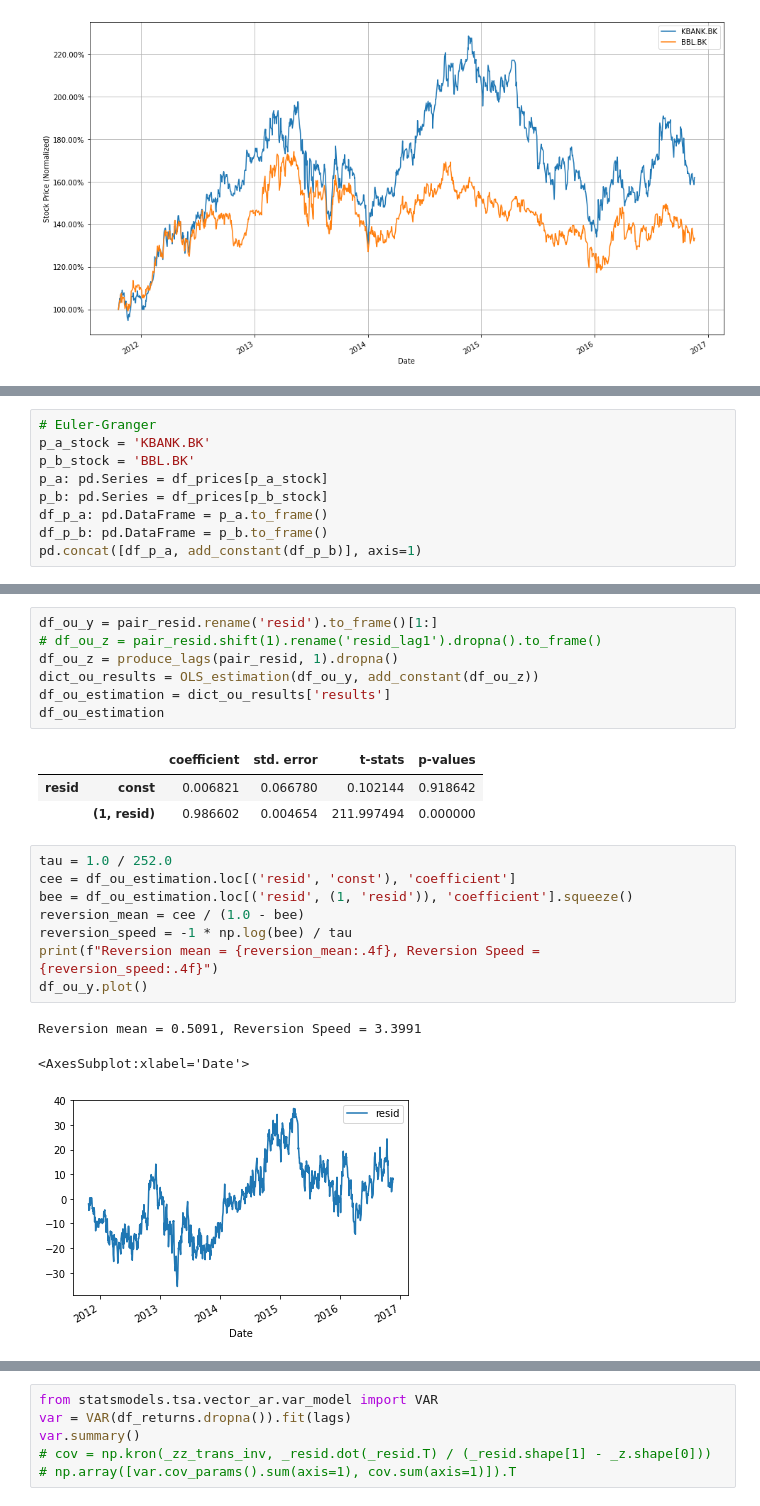
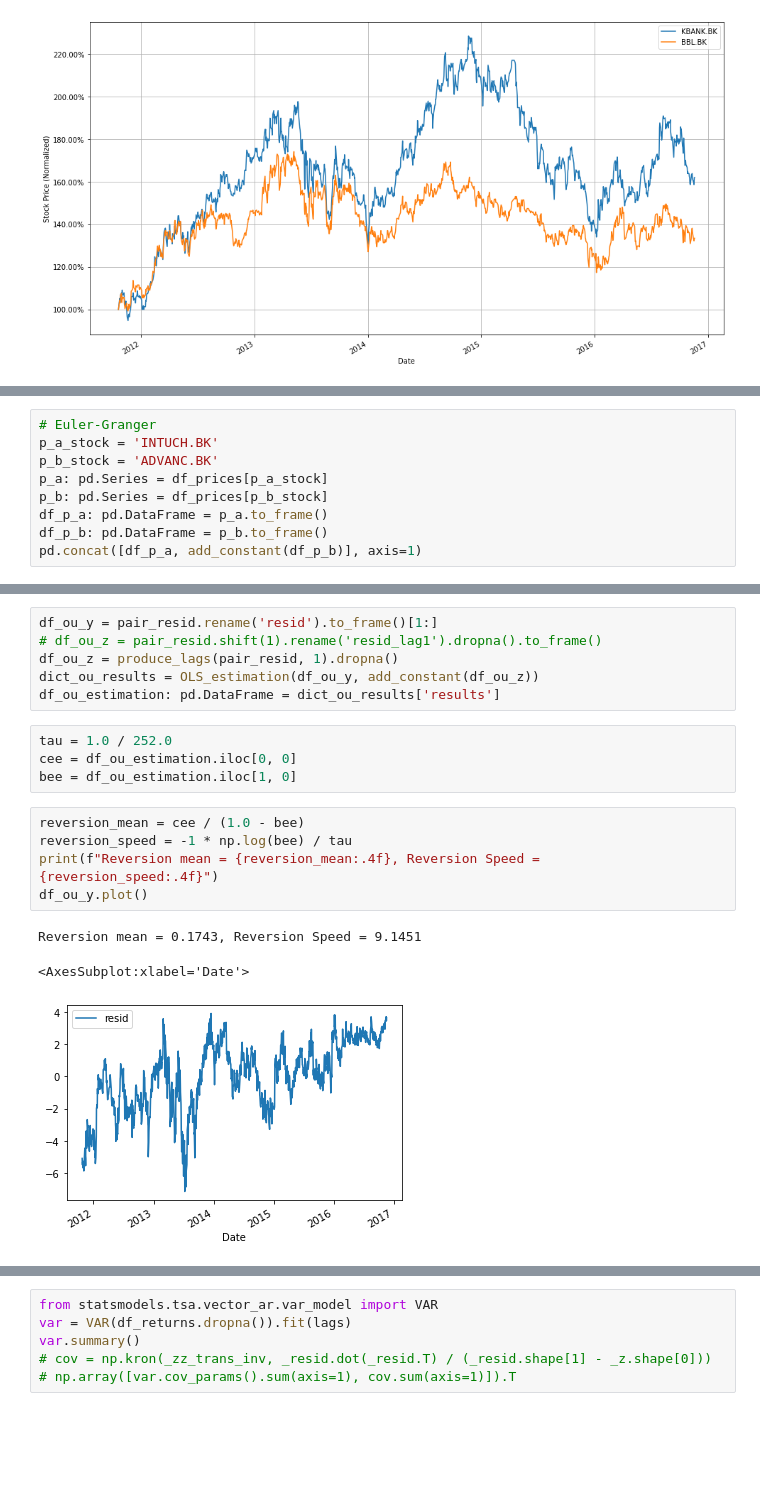
Before and after one commit to neiljira/CQFFinals_Surviving, a Jupyter notebook: main.ipynb, the cells around one changed output, grey strips where cells are left out. Cells and saved outputs as stored; diff of their text form; blank space fills up the shorter version.

```diff
--- a/main.ipynb
+++ b/main.ipynb
@@ -172,8 +172,8 @@ df_residuals.corr()
 [figure]
 # %%
 # Euler-Granger
-p_a_stock = 'KBANK.BK'
-p_b_stock = 'BBL.BK'
+p_a_stock = 'INTUCH.BK'
+p_b_stock = 'ADVANC.BK'
 p_a: pd.Series = df_prices[p_a_stock]
 p_b: pd.Series = df_prices[p_b_stock]
 df_p_a: pd.DataFrame = p_a.to_frame()
@@ -249,24 +264,20 @@ df_ou_y = pair_resid.rename('resid').to_frame()[1:]
 # df_ou_z = pair_resid.shift(1).rename('resid_lag1').dropna().to_frame()
 df_ou_z = produce_lags(pair_resid, 1).dropna()
 dict_ou_results = OLS_estimation(df_ou_y, add_constant(df_ou_z))
-df_ou_estimation = dict_ou_results['results']
-df_ou_estimation
+df_ou_estimation: pd.DataFrame = dict_ou_results['results']
-# %% [output]
-|  |  | coefficient | std. error | t-stats | p-values |
-| resid | const | 0.006821 | 0.066780 | 0.102144 | 0.918642 |
-|  | (1, resid) | 0.986602 | 0.004654 | 211.997494 | 0.000000 |
+# %%
+tau = 1.0 / 252.0
+cee = df_ou_estimation.iloc[0, 0]
+bee = df_ou_estimation.iloc[1, 0]
 # %%
-tau = 1.0 / 252.0
-cee = df_ou_estimation.loc[('resid', 'const'), 'coefficient']
-bee = df_ou_estimation.loc[('resid', (1, 'resid')), 'coefficient'].squeeze()
 reversion_mean = cee / (1.0 - bee)
 reversion_speed = -1 * np.log(bee) / tau
 print(f"Reversion mean = {reversion_mean:.4f}, Reversion Speed = {reversion_speed:.4f}")
 df_ou_y.plot()
 # %% [output]
-Reversion mean = 0.5091, Reversion Speed = 3.3991
+Reversion mean = 0.1743, Reversion Speed = 9.1451
 <AxesSubplot:xlabel='Date'>
-[figure, old version]
+[figure, new version]
 # %%
 df_ou_y_predicted = add_constant(df_ou_z).dot(df_ou_estimation['coefficient'].values)
 ou_resid = df_ou_y.squeeze() - df_ou_y_predicted
```
Also changed, not shown: parts of 12 cells of this notebook.
